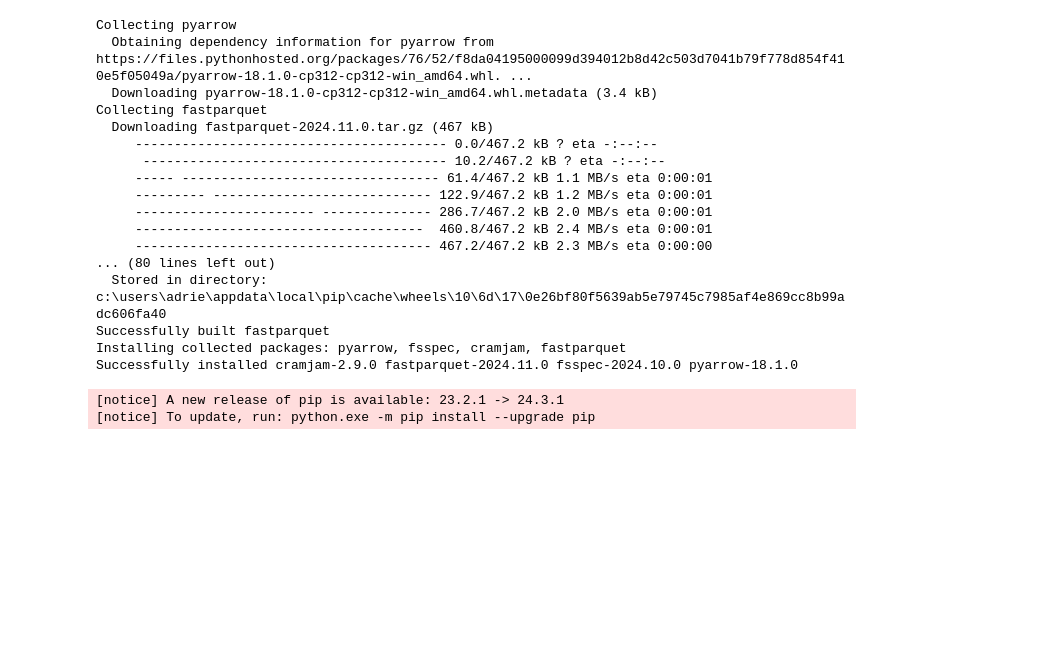
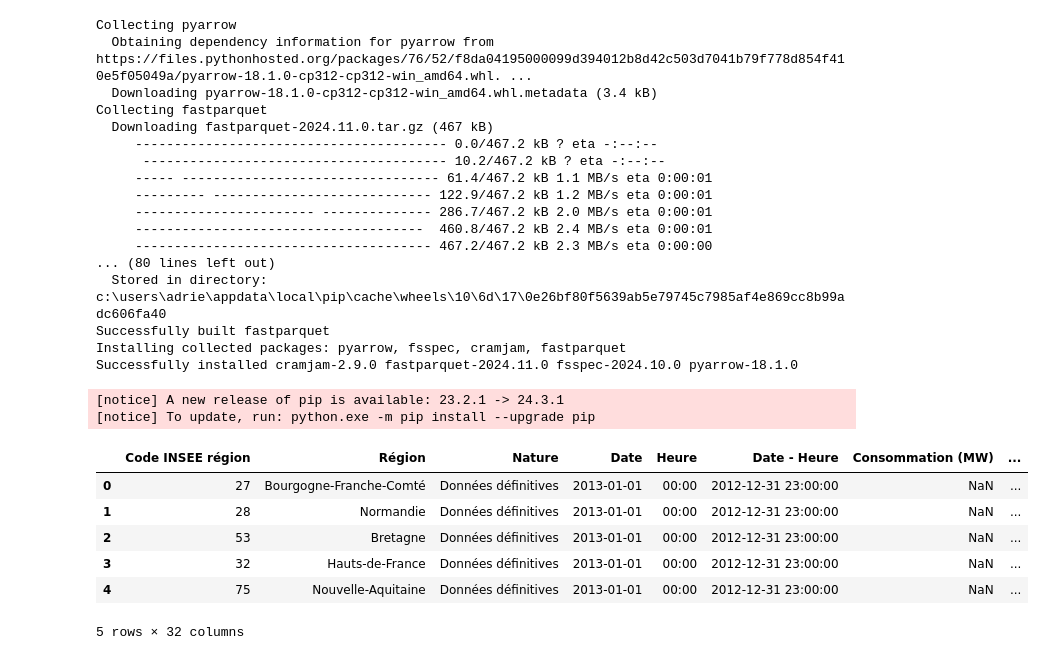
Before and after one commit to DuClare/BigData, a Jupyter notebook: bigdata.ipynb, the cells around one changed output. Saved outputs shown, nothing was run; the diff lists cells and outputs as text; code cells hidden in the pictures; blank space fills up the shorter version.

```diff
--- a/bigdata.ipynb
+++ b/bigdata.ipynb
@@ -24,0 +33,10 @@ Successfully installed cramjam-2.9.0 fastparquet-2024.11.0 fsspec-2024.10.0 pyar
+# %%
+df.head()
+# %% [output]
+|  | Code INSEE région | Région | Nature | Date | Heure | Date - Heure | Consommation (MW) | ... |
+| 0 | 27 | Bourgogne-Franche-Comté | Données définitives | 2013-01-01 | 00:00 | 2012-12-31 23:00:00 | NaN | ... |
+| 1 | 28 | Normandie | Données définitives | 2013-01-01 | 00:00 | 2012-12-31 23:00:00 | NaN | ... |
+| 2 | 53 | Bretagne | Données définitives | 2013-01-01 | 00:00 | 2012-12-31 23:00:00 | NaN | ... |
+| 3 | 32 | Hauts-de-France | Données définitives | 2013-01-01 | 00:00 | 2012-12-31 23:00:00 | NaN | ... |
+| 4 | 75 | Nouvelle-Aquitaine | Données définitives | 2013-01-01 | 00:00 | 2012-12-31 23:00:00 | NaN | ... |
+5 rows × 32 columns
```
Also changed, not shown: parts of 6 cells of this notebook.
